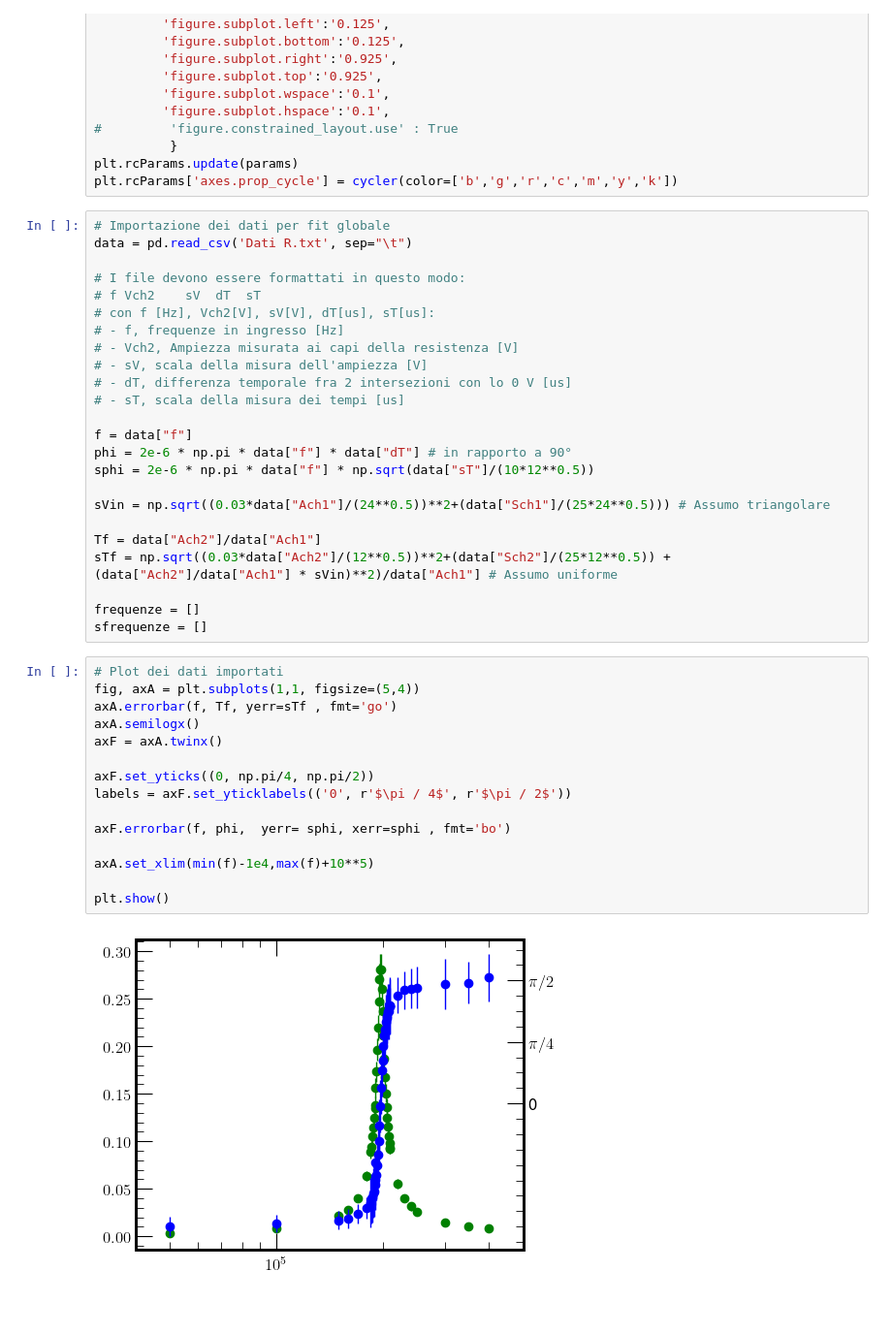
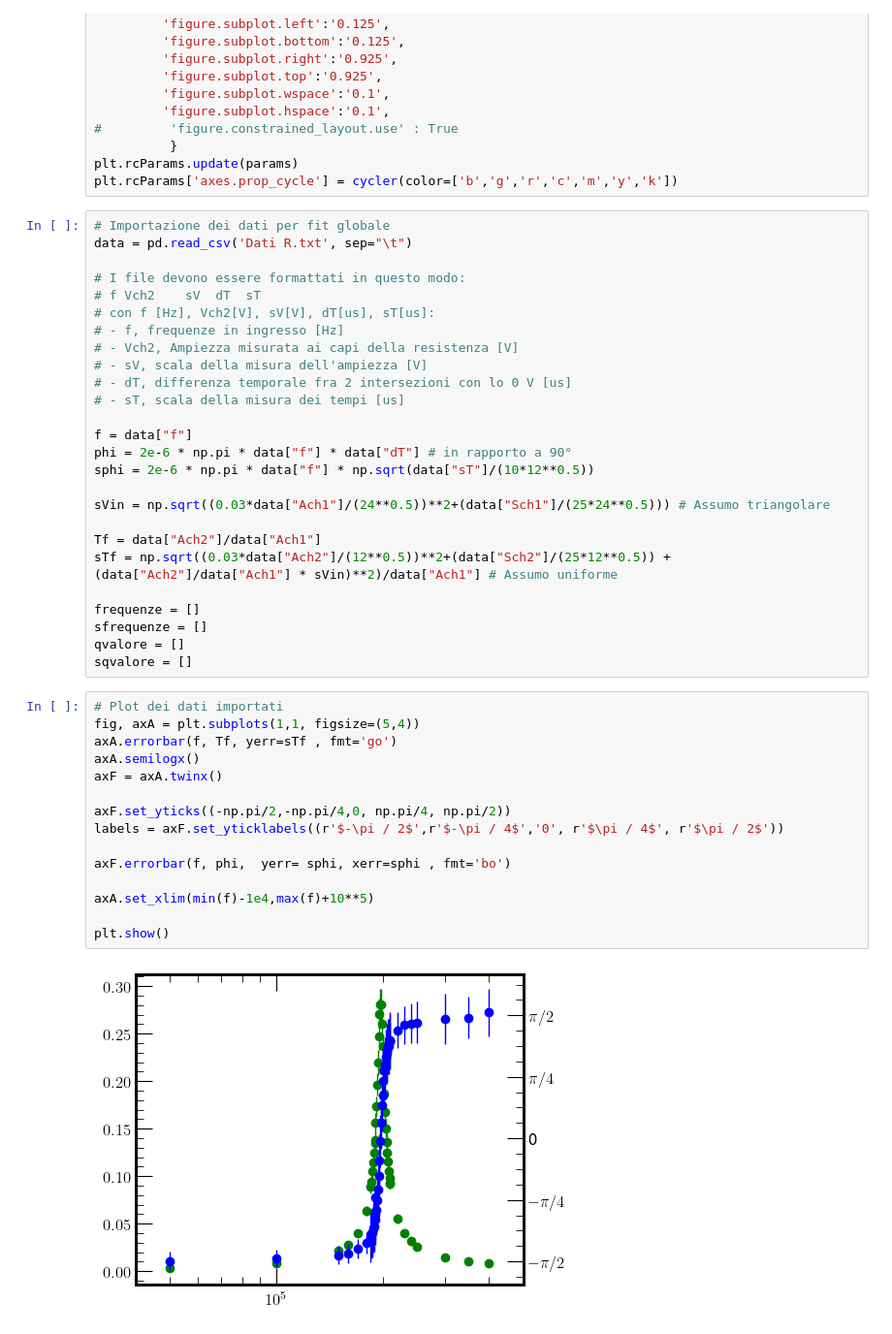
Before and after one commit to Fra005Ve/G09---SF2-, a Jupyter notebook: RLC in frequenza/RLC in frequenza.ipynb, the cells around one changed output. Shown: that part at 97% size. Cells and saved outputs as stored; diff of their text form.

```diff
--- a/RLC in frequenza/RLC in frequenza.ipynb
+++ b/RLC in frequenza/RLC in frequenza.ipynb
@@ -81,23 +86,25 @@ sTf = np.sqrt((0.03*data["Ach2"]/(12**0.5))**2+(data["Sch2"]/(25*12**0.5)) + (da
 
 frequenze = []
 sfrequenze = []
+qvalore = []
+sqvalore = []
 # %%
 # Plot dei dati importati
 fig, axA = plt.subplots(1,1, figsize=(5,4))
 axA.errorbar(f, Tf, yerr=sTf , fmt='go')
 axA.semilogx()
 axF = axA.twinx()
 
-axF.set_yticks((0, np.pi/4, np.pi/2))
-labels = axF.set_yticklabels(('0', r'$\pi / 4$', r'$\pi / 2$'))
+axF.set_yticks((-np.pi/2,-np.pi/4,0, np.pi/4, np.pi/2))
+labels = axF.set_yticklabels((r'$-\pi / 2$',r'$-\pi / 4$','0', r'$\pi / 4$', r'$\pi / 2$'))
 
 axF.errorbar(f, phi,  yerr= sphi, xerr=sphi , fmt='bo')
 
 axA.set_xlim(min(f)-1e4,max(f)+10**5)
 
 plt.show()
 # %% [output]
-[figure, old version]
+[figure, new version]
 # %%
 # Fit della funzione di trasferimento non lineare
 valtr, covtr = curve_fit(fit_Tf_R, f, Tf, p0=[36, 196850, 0.3], method='lm' ,sigma=sTf, absolute_sigma=True)
```
Also changed, not shown: parts of 10 cells of this notebook.
